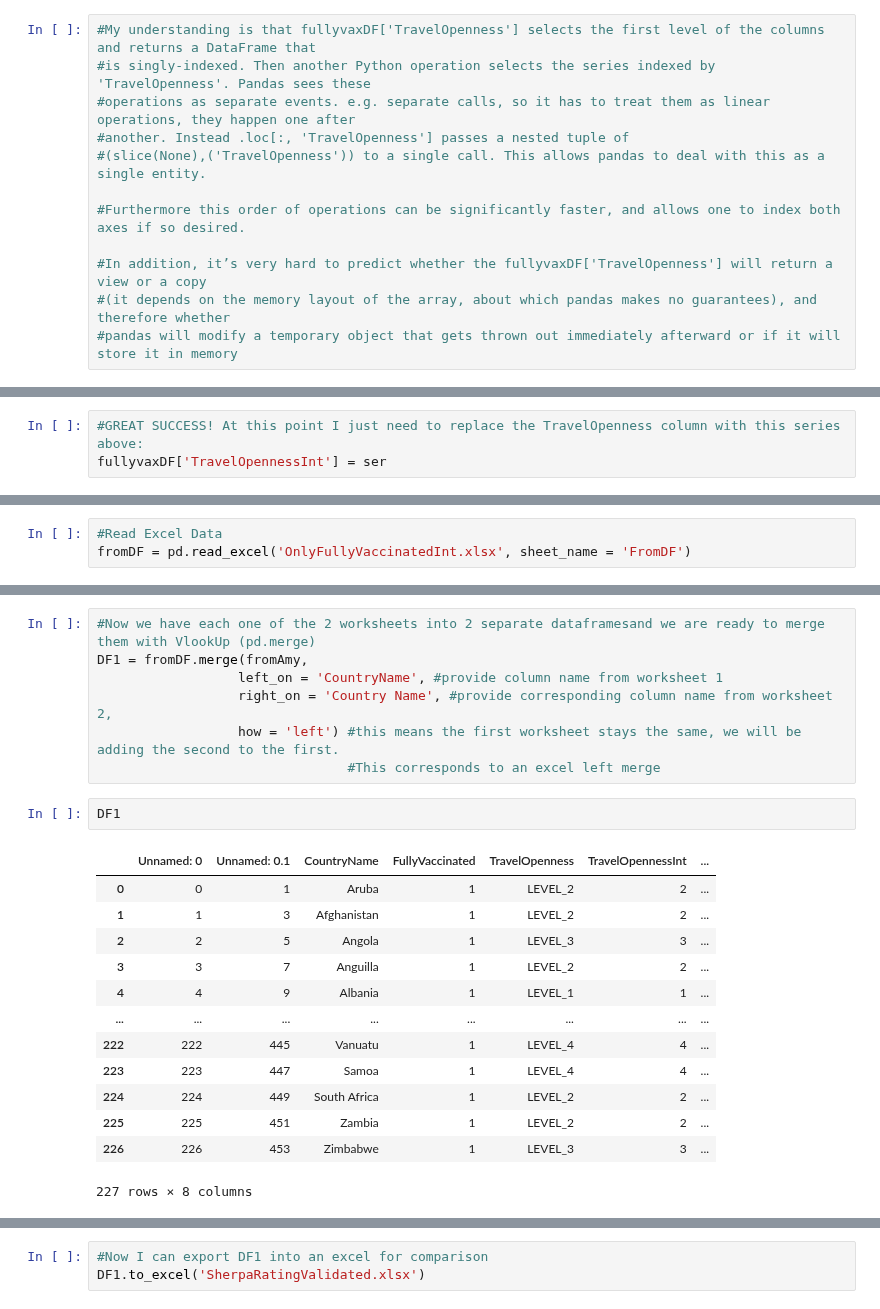
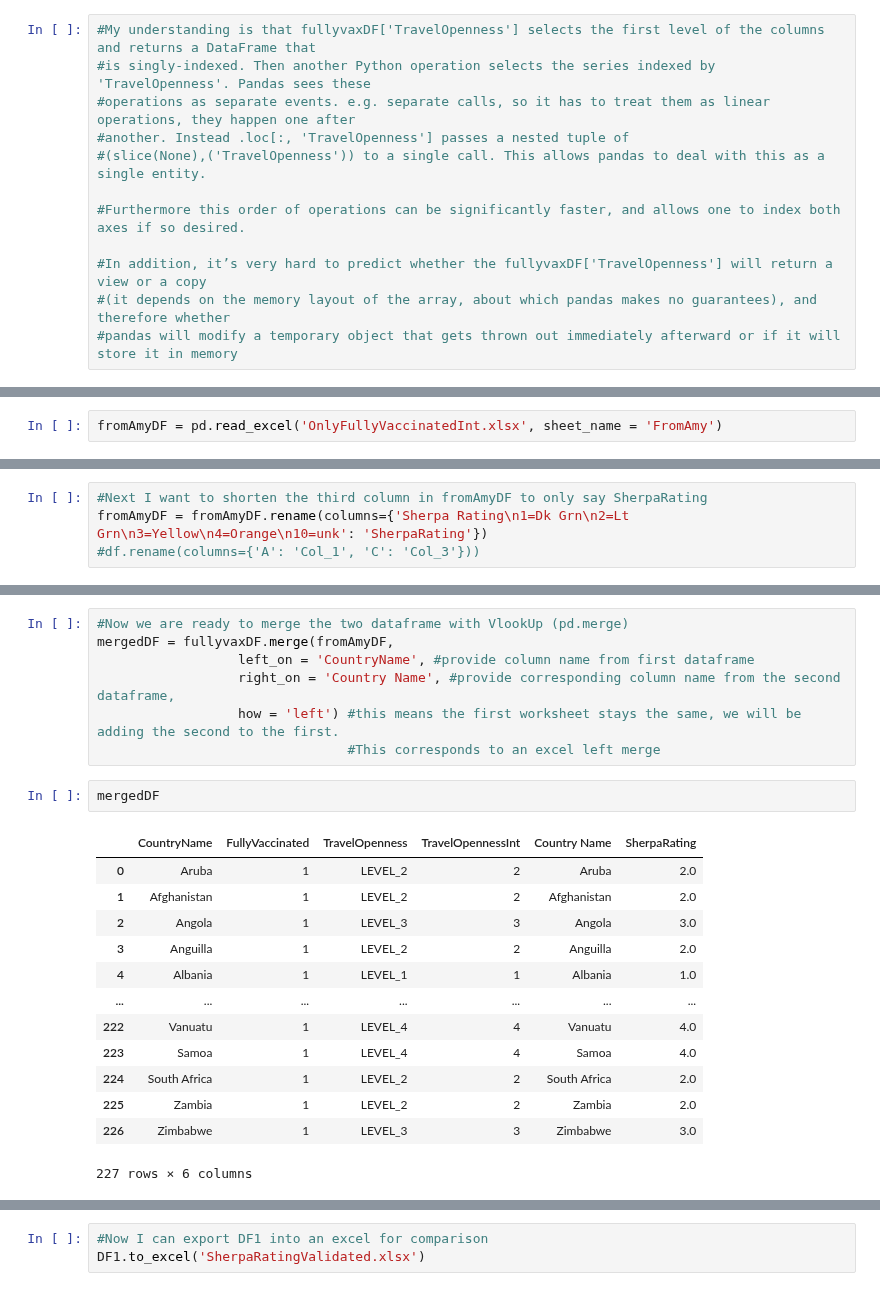
Before and after one commit to bossiilaria/Python, a Jupyter notebook: IntlExp/IntlExp.ipynb, the cells around one changed output, grey strips where cells are left out. Cells and saved outputs as stored; diff of their text form.

```diff
--- a/IntlExp/IntlExp.ipynb
+++ b/IntlExp/IntlExp.ipynb
@@ -506,3 +465,0 @@ fuallyvaxDF
-# %%
-#GREAT SUCCESS! At this point I just need to replace the TravelOpenness column with this series above:
-fullyvaxDF['TravelOpennessInt'] = ser
@@ -565,3 +488,2 @@ from pathlib import Path
 # %%
-#Read Excel Data
-fromDF = pd.read_excel('OnlyFullyVaccinatedInt.xlsx', sheet_name = 'FromDF')
+fromAmyDF = pd.read_excel('OnlyFullyVaccinatedInt.xlsx', sheet_name = 'FromAmy')
@@ -601,0 +506,4 @@ fromAmy
+# %%
+#Next I want to shorten the third column in fromAmyDF to only say SherpaRating
+fromAmyDF = fromAmyDF.rename(columns={'Sherpa Rating\n1=Dk Grn\n2=Lt Grn\n3=Yellow\n4=Orange\n10=unk': 'SherpaRating'})
+#df.rename(columns={'A': 'Col_1', 'C': 'Col_3'}))
@@ -602,23 +526,23 @@ fromAmy
 # %%
-#Now we have each one of the 2 worksheets into 2 separate dataframesand we are ready to merge them with VlookUp (pd.merge)
-DF1 = fromDF.merge(fromAmy,
-                  left_on = 'CountryName', #provide column name from worksheet 1
-                  right_on = 'Country Name', #provide corresponding column name from worksheet 2,
+#Now we are ready to merge the two dataframe with VlookUp (pd.merge)
+mergedDF = fullyvaxDF.merge(fromAmyDF,
+                  left_on = 'CountryName', #provide column name from first dataframe
+                  right_on = 'Country Name', #provide corresponding column name from the second dataframe,
                   how = 'left') #this means the first worksheet stays the same, we will be adding the second to the first.
                                 #This corresponds to an excel left merge
-# %%
-DF1
-# %% [output]
-|  | Unnamed: 0 | Unnamed: 0.1 | CountryName | FullyVaccinated | TravelOpenness | TravelOpennessInt | ... |
-| 0 | 0 | 1 | Aruba | 1 | LEVEL_2 | 2 | ... |
-| 1 | 1 | 3 | Afghanistan | 1 | LEVEL_2 | 2 | ... |
-| 2 | 2 | 5 | Angola | 1 | LEVEL_3 | 3 | ... |
-| 3 | 3 | 7 | Anguilla | 1 | LEVEL_2 | 2 | ... |
-| 4 | 4 | 9 | Albania | 1 | LEVEL_1 | 1 | ... |
-| ... | ... | ... | ... | ... | ... | ... | ... |
-| 222 | 222 | 445 | Vanuatu | 1 | LEVEL_4 | 4 | ... |
-| 223 | 223 | 447 | Samoa | 1 | LEVEL_4 | 4 | ... |
-| 224 | 224 | 449 | South Africa | 1 | LEVEL_2 | 2 | ... |
-| 225 | 225 | 451 | Zambia | 1 | LEVEL_2 | 2 | ... |
-| 226 | 226 | 453 | Zimbabwe | 1 | LEVEL_3 | 3 | ... |
-227 rows × 8 columns
+# %%
+mergedDF
+# %% [output]
+|  | CountryName | FullyVaccinated | TravelOpenness | TravelOpennessInt | Country Name | SherpaRating |
+| 0 | Aruba | 1 | LEVEL_2 | 2 | Aruba | 2.0 |
+| 1 | Afghanistan | 1 | LEVEL_2 | 2 | Afghanistan | 2.0 |
+| 2 | Angola | 1 | LEVEL_3 | 3 | Angola | 3.0 |
+| 3 | Anguilla | 1 | LEVEL_2 | 2 | Anguilla | 2.0 |
+| 4 | Albania | 1 | LEVEL_1 | 1 | Albania | 1.0 |
+| ... | ... | ... | ... | ... | ... | ... |
+| 222 | Vanuatu | 1 | LEVEL_4 | 4 | Vanuatu | 4.0 |
+| 223 | Samoa | 1 | LEVEL_4 | 4 | Samoa | 4.0 |
+| 224 | South Africa | 1 | LEVEL_2 | 2 | South Africa | 2.0 |
+| 225 | Zambia | 1 | LEVEL_2 | 2 | Zambia | 2.0 |
+| 226 | Zimbabwe | 1 | LEVEL_3 | 3 | Zimbabwe | 3.0 |
+227 rows × 6 columns
```
Also changed, not shown: parts of 23 cells of this notebook, 2 other files.
